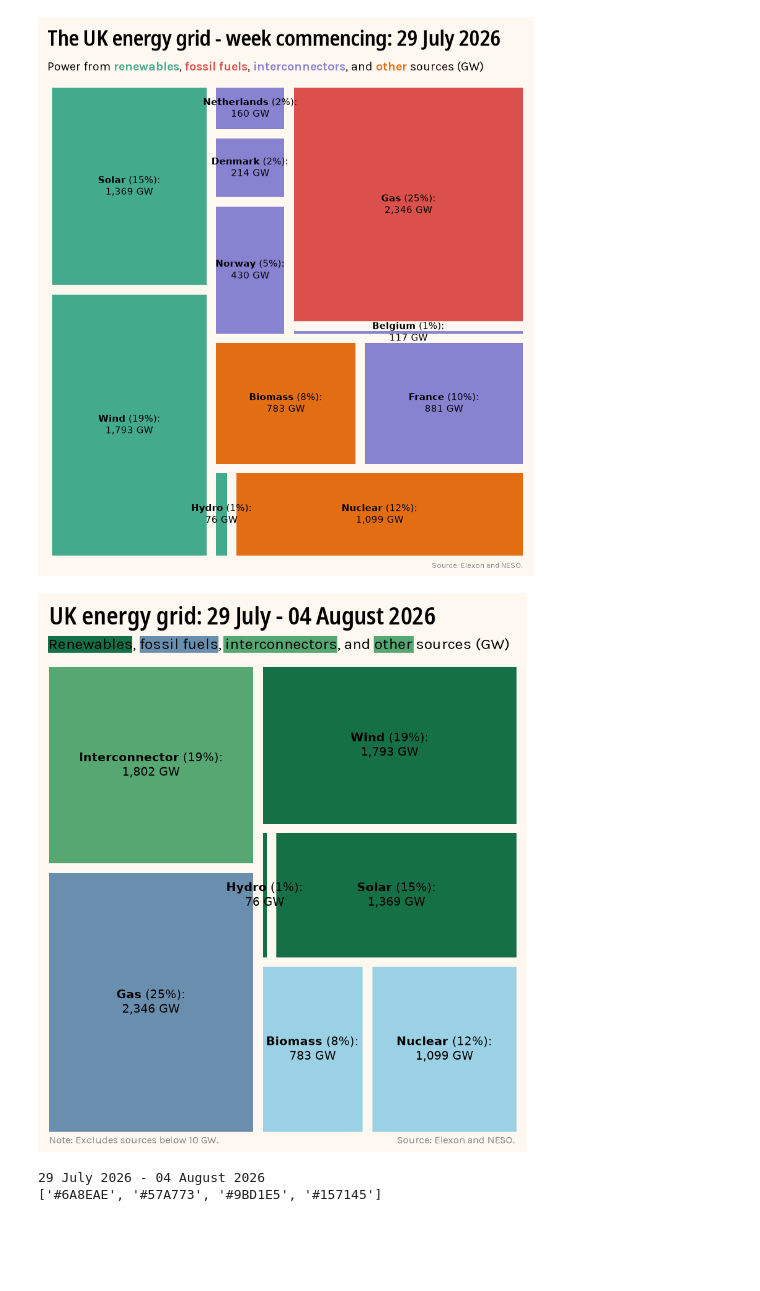
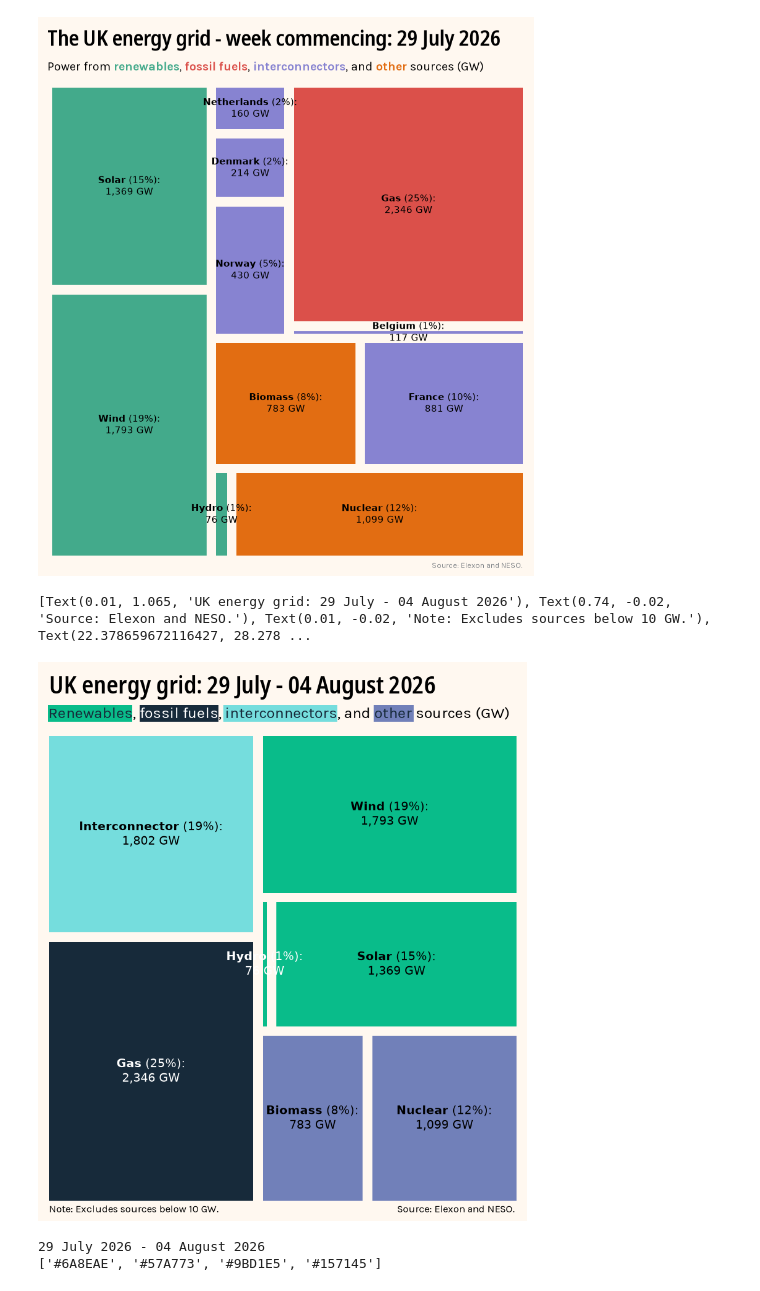
Before and after one commit to TurnerHaa/grid_weekly, a Jupyter notebook: notebooks/fetch.ipynb, the cells around one changed output. Saved outputs shown, nothing was run; the diff lists cells and outputs as text; code cells hidden in the pictures; blank space fills up the shorter version.

Commit message:
Add label colours for dark bg

```diff
--- a/notebooks/fetch.ipynb
+++ b/notebooks/fetch.ipynb
@@ -303,19 +303,16 @@ heatmap_data_test['proportion'] = ((heatmap_data_test['mw'] / heatmap_data_test[
 
 pd.Categorical(heatmap_data_test['type'], ['biomass', 'gas', 'hydro', 'interconnector', 'nuclear', 'solar', 'wind'])
 
-# heatmap_data_test = heatmap_data_test.sort_values(by='mw', ascending=True)
-
-
 labels = [
     f"$\\bf{{{type.title()}}}$ ({proportion}%):\n{(mw / 1000):,.0f} GW"
     for type, mw, proportion in zip(heatmap_data_test['type'], heatmap_data_test['mw'], heatmap_data_test['proportion'])
 ]
 
 colour_map = {
-    'Renewable': '#157145',
-    'Fossil' : '#6A8EAE',
-    'Interconnector': '#57A773',
-    'Other': '#9BD1E5'
+    'Renewable': '#09BC8A',
+    'Fossil' : '#172A3A',
+    'Interconnector': '#75DDDD',
+    'Other': '#7180B9'
 }
 
 colors = heatmap_data_test['category'].map(colour_map)
@@ -330,6 +327,7 @@ source_font = {'fontname':'Karla', 'fontsize': 12, 'c': '#818589'}
 fig, ax = plt.subplots(figsize=(10,10), facecolor="#FFF8F0")
 ax.set_axis_off()
 
+
 # Define text strings
 main_text = f"UK energy grid: {dt.strptime(start_date, '%Y-%m-%d %H:%M:%S').strftime('%d %B')} - {(dt.strptime(start_date, '%Y-%m-%d %H:%M:%S') + timedelta(days=6)).strftime('%d %B %Y')}"
 sub_text = "<Renewables>, <fossil fuels>, <interconnectors>, and <other> sources (GW)"
@@ -337,7 +335,14 @@ source_text = "Source: Elexon and NESO."
 note_text = "Note: Excludes sources below 10 GW."
 
 ax.text(0.01, 1.065, main_text, transform=ax.transAxes, ha='left', va='bottom', **title_font)
-ax_text(0.8, 102, sub_text, transform=ax.transAxes, ha='left', va='bottom',  **subtitle_font)
+ax_text(0.8, 102, sub_text, transform=ax.transAxes, ha='left', va='bottom',
+        highlight_textprops=[
+            {"color": subtitle_colours[0]},
+            {"color": 'w'},
+            {"color": subtitle_colours[0]},
+            {"color": subtitle_colours[0]}
+        ],
+        **subtitle_font)
 
 ax.text(0.74, -0.02, source_text, transform=ax.transAxes, ha='left', va='bottom', **source_font)
 ax.text(0.01, -0.02, note_text, transform=ax.transAxes, ha='left', va='bottom', **source_font)
@@ -345,35 +350,48 @@ ax.text(0.01, -0.02, note_text, transform=ax.transAxes, ha='left', va='bottom',
 squarify.plot(sizes=heatmap_data_test['mw'],
               label=labels,
               color = colors,
               pad=True,
               text_kwargs={
         "fontsize": 14,
         "color": "black",
         "horizontalalignment": "center",
         "verticalalignment": "center",
     })
 
 # subtitle rectangles
 rect1 = patches.Rectangle((0.8, 102), 17.7, 3.5, linewidth=1, facecolor=subtitle_colours[3], zorder=1, clip_on=False)
 rect2 = patches.Rectangle((20, 102), 16.5, 3.5, linewidth=1, facecolor=subtitle_colours[0], zorder=1, clip_on=False)
 rect3 = patches.Rectangle((37.5, 102), 23.9, 3.5, linewidth=1, facecolor=subtitle_colours[1], zorder=1, clip_on=False)
-rect4 = patches.Rectangle((69, 102), 8.4, 3.5, linewidth=1, facecolor=subtitle_colours[1], zorder=1, clip_on=False)
+rect4 = patches.Rectangle((69, 102), 8.4, 3.5, linewidth=1, facecolor=subtitle_colours[2], zorder=1, clip_on=False)
 
 # Add the patch to the Axes
 ax.add_patch(rect1)
 ax.add_patch(rect2)
 ax.add_patch(rect3)
 ax.add_patch(rect4)
+
+white_labels = ['$\\bf{Gas}$ (25%):\n2,346 GW', '$\\bf{Hydro}$ (1%):\n76 GW']
+
+# fix labels text
+for text in ax.texts:
+    if text.get_text() in white_labels:
+        text.set_color('white')
+    else:
+        text.set_color('black')
+
+
+print(ax.texts[:])
 
 # image_output_dir = script_dir / "images"
 
 # image_output_dir.mkdir(parents=True, exist_ok=True)
 
 # plt.savefig(image_output_dir / "test_plot1.png", dpi=300, bbox_inches="tight")
 
 plt.show()
 # %% [output]
+[Text(0.01, 1.065, 'UK energy grid: 29 July - 04 August 2026'), Text(0.74, -0.02, 'Source: Elexon and NESO.'), Text(0.01, -0.02, 'Note: Excludes sources below 10 GW.'), Text(22.378659672116427, 28.278 ...
-[figure, old version]
+[figure, new version]
 # %%
 print(f"{dt.strptime(start_date, '%Y-%m-%d %H:%M:%S').strftime('%d %B %Y')} - {(dt.strptime(start_date, '%Y-%m-%d %H:%M:%S') + timedelta(days=6)).strftime('%d %B %Y')}")
 
```
Also changed, not shown: parts of 1 cell of this notebook.
